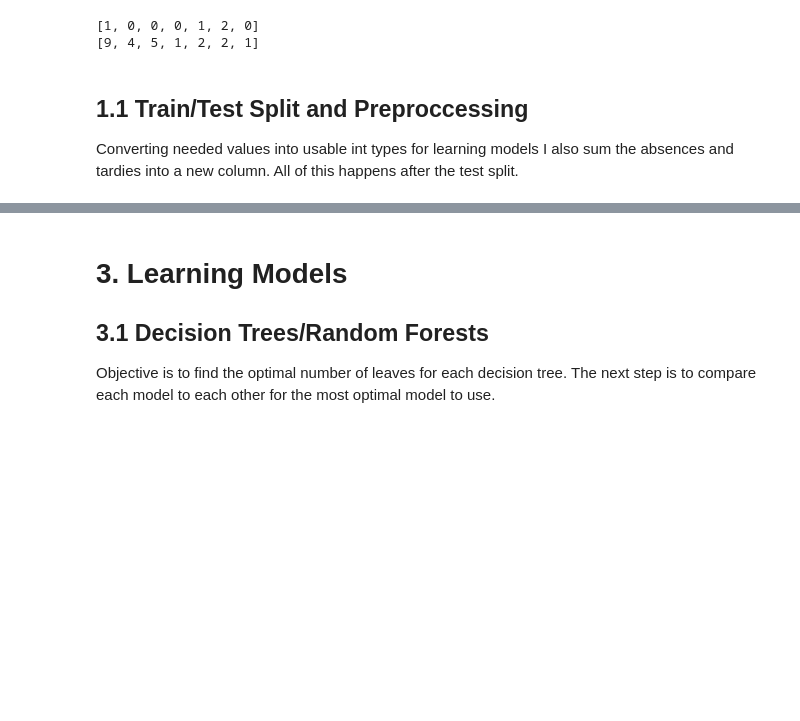
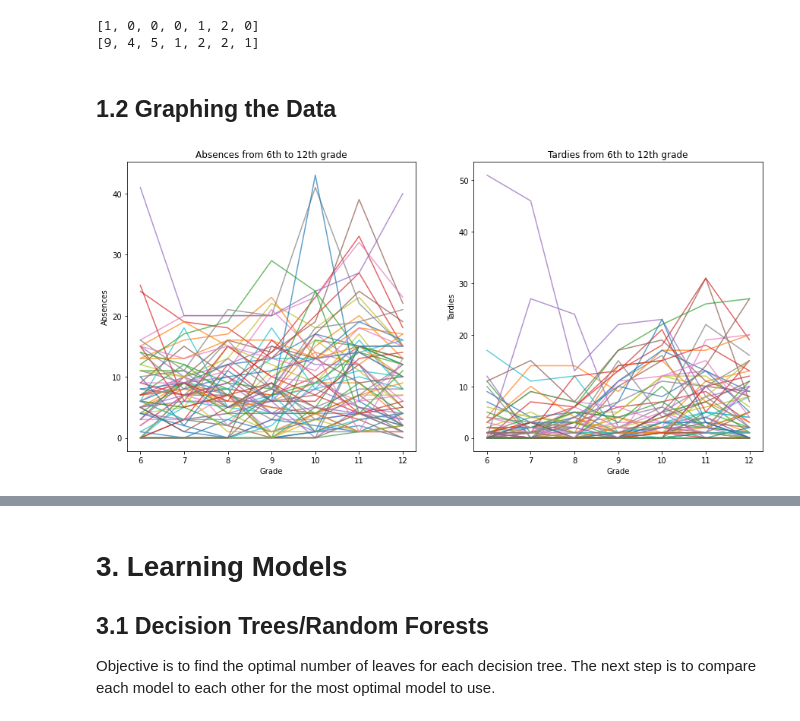
Before and after one commit to kevinmonisit/Project, a Jupyter notebook: Data Visualization.ipynb, the cells around one changed output, grey strips where cells are left out. Saved outputs shown, nothing was run; the diff lists cells and outputs as text; code cells hidden in the pictures; blank space fills up the shorter version.

```diff
--- a/Data Visualization.ipynb
+++ b/Data Visualization.ipynb
@@ -93,14 +99,43 @@ print(list(dataForGraph.iloc[0].values[12:19])) #tardy columns
 [9, 4, 5, 1, 2, 2, 1]
 # %%
 
-#sums all absences and tardies from all grades
-student_data['AbsentSum'] = student_data[column_list('A', 6, 13)].sum(axis=1)
-student_data['TardySum'] = student_data[column_list('T', 6, 13)].sum(axis=1)
+dataForGraph['AbsentSum'] = dataForGraph[column_list('A', 6, 13)].sum(axis=1)
+dataForGraph['TardySum'] = dataForGraph[column_list('T', 6, 13)].sum(axis=1)
 
-#sum absences in middle and high school
-student_data['AbsencesSum_MS'] = student_data[column_list('A', 6, 9)].sum(axis=1)
-student_data['AbsencesSum_HS'] = student_data[column_list('A', 9, 13)].sum(axis=1)
+
+#for different time periods
+dataForGraph['AbsencesSum_MS'] = dataForGraph[column_list('A', 6, 9)].sum(axis=1)
+dataForGraph['AbsencesSum_HS'] = dataForGraph[column_list('A', 9, 13)].sum(axis=1)
+
+dataForGraph['TardiesSum_MS'] = dataForGraph[column_list('T', 6, 9)].sum(axis=1)
+dataForGraph['TardiesSum_HS'] = dataForGraph[column_list('T', 9, 13)].sum(axis=1)
-# %% [markdown]
-## 1.1 Train/Test Split and Preproccessing
-
-Converting needed values into usable int types for learning models I also sum the absences and tardies into a new column. All of this happens after the test split.
+# %% [markdown]
+## 1.2 Graphing the Data
+# %%
+fig, (ax1, ax2) = plt.subplots(1, 2, figsize=(15,7))
+#plt.figure(figsize=(2,10))
+
+sns.set_style("ticks")
+
+# 6:13 represents the absent columns
+# 13:20 represents the tardy columns
+x_values = range(6,13)
+for i in range(len(student_data)):
+    absences_y = dataForGraph.iloc[i].values[5:12]
+    tardies_y = dataForGraph.iloc[i].values[12:19]
+
+    ax1.plot(x_values, np.array(absences_y), alpha=0.7)
+    ax2.plot(x_values, np.array(tardies_y), alpha=0.7)
+
+ax1.set_title("Absences from 6th to 12th grade")
+ax2.set_title("Tardies from 6th to 12th grade")
+
+ax1.set_ylabel("Absences")
+ax2.set_ylabel("Tardies")
+
+ax2.set_xlabel("Grade")
+ax1.set_xlabel("Grade")
+
+plt.subplots_adjust(wspace=0.2)
+# %% [output]
+[figure, added]
```
Also changed, not shown: parts of 30 cells of this notebook.
